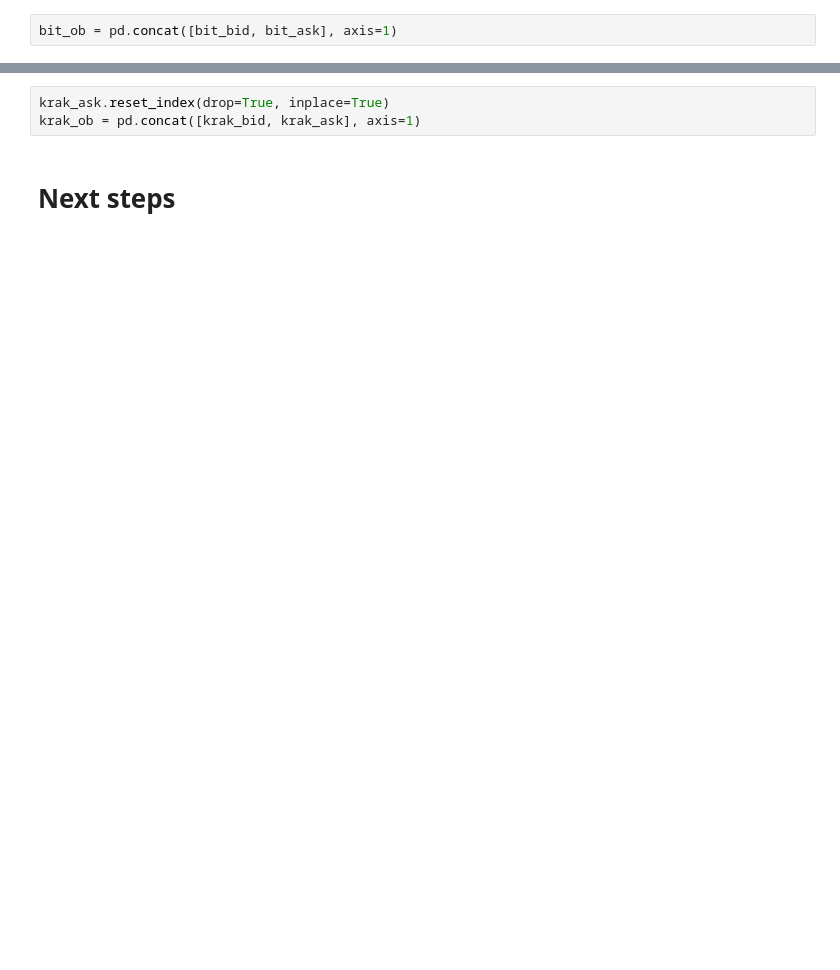
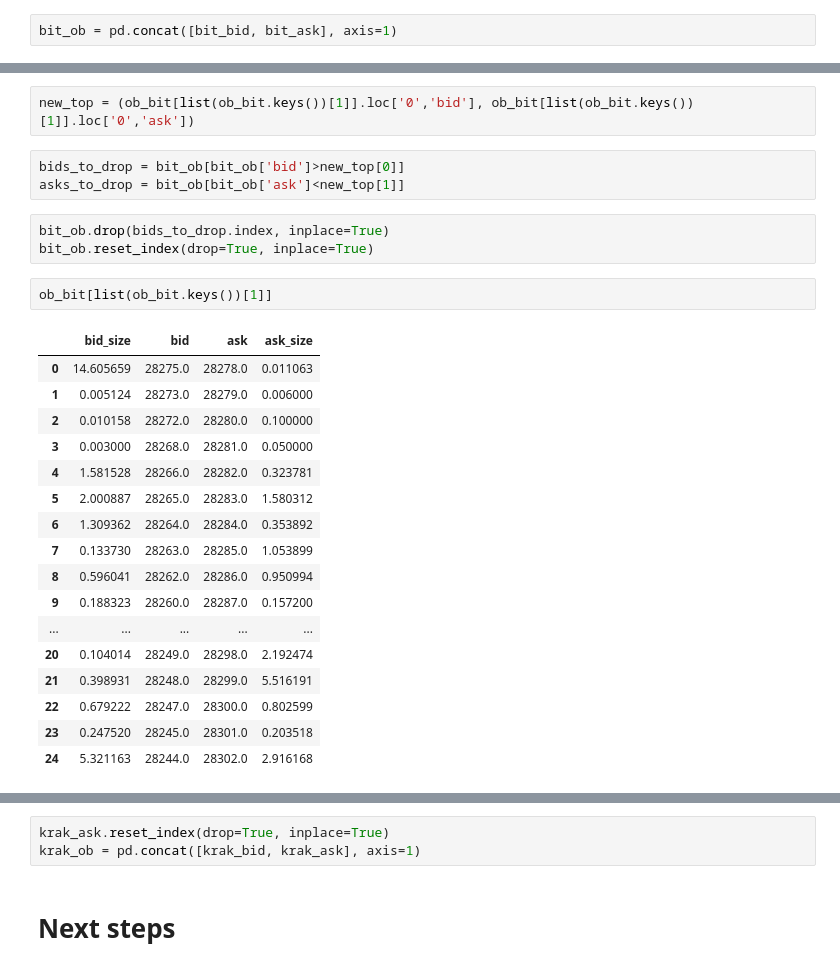
Before and after one commit to AndresLaresBarragan/MyST_XEMM, a Jupyter notebook: working_session.ipynb, the cells around one changed output, grey strips where cells are left out. Cells and saved outputs as stored; diff of their text form; blank space fills up the shorter version.

```diff
--- a/working_session.ipynb
+++ b/working_session.ipynb
@@ -304,0 +319,28 @@ bit_ob = pd.concat([bit_bid, bit_ask], axis=1)
+# %%
+new_top = (ob_bit[list(ob_bit.keys())[1]].loc['0','bid'], ob_bit[list(ob_bit.keys())[1]].loc['0','ask'])
+# %%
+bids_to_drop = bit_ob[bit_ob['bid']>new_top[0]]
+asks_to_drop = bit_ob[bit_ob['ask']<new_top[1]]
+# %%
+bit_ob.drop(bids_to_drop.index, inplace=True)
+bit_ob.reset_index(drop=True, inplace=True)
+# %%
+ob_bit[list(ob_bit.keys())[1]]
+# %% [output]
+|  | bid_size | bid | ask | ask_size |
+| 0 | 14.605659 | 28275.0 | 28278.0 | 0.011063 |
+| 1 | 0.005124 | 28273.0 | 28279.0 | 0.006000 |
+| 2 | 0.010158 | 28272.0 | 28280.0 | 0.100000 |
+| 3 | 0.003000 | 28268.0 | 28281.0 | 0.050000 |
+| 4 | 1.581528 | 28266.0 | 28282.0 | 0.323781 |
+| 5 | 2.000887 | 28265.0 | 28283.0 | 1.580312 |
+| 6 | 1.309362 | 28264.0 | 28284.0 | 0.353892 |
+| 7 | 0.133730 | 28263.0 | 28285.0 | 1.053899 |
+| 8 | 0.596041 | 28262.0 | 28286.0 | 0.950994 |
+| 9 | 0.188323 | 28260.0 | 28287.0 | 0.157200 |
+| ... | ... | ... | ... | ... |
+| 20 | 0.104014 | 28249.0 | 28298.0 | 2.192474 |
+| 21 | 0.398931 | 28248.0 | 28299.0 | 5.516191 |
+| 22 | 0.679222 | 28247.0 | 28300.0 | 0.802599 |
+| 23 | 0.247520 | 28245.0 | 28301.0 | 0.203518 |
+| 24 | 5.321163 | 28244.0 | 28302.0 | 2.916168 |
```
Also changed, not shown: parts of 18 cells of this notebook.
